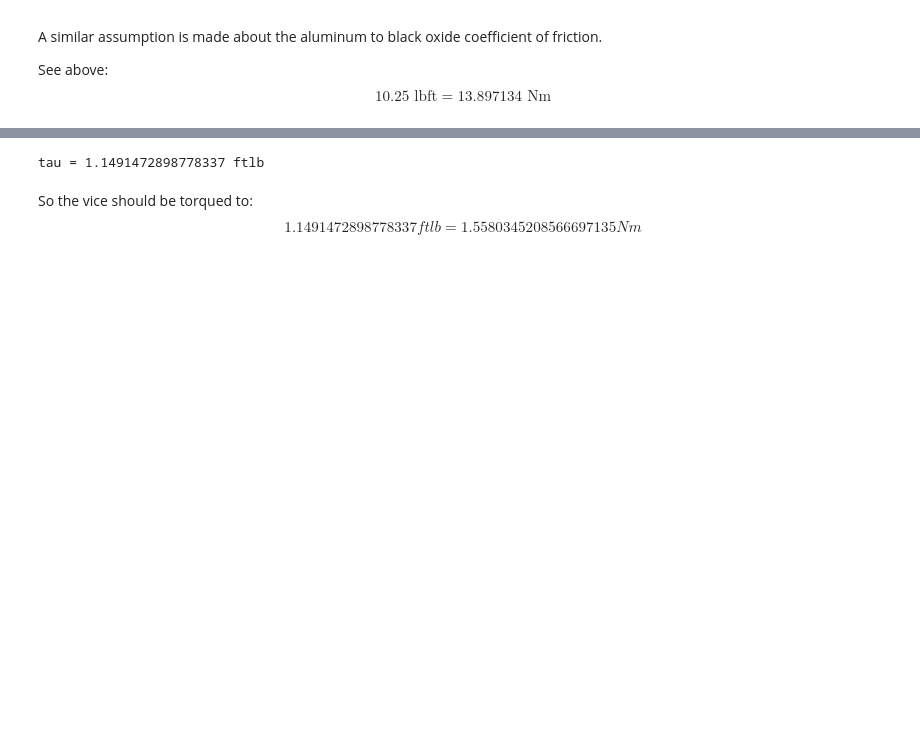
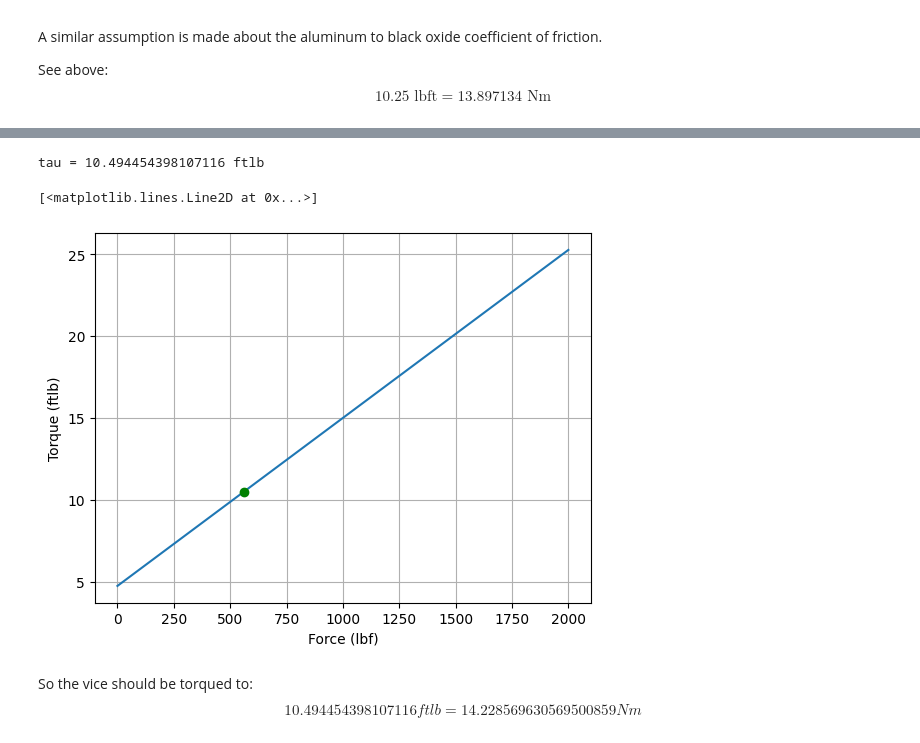
Before and after one commit to cttdev/hand_calcs, a Jupyter notebook: run_in.ipynb, the cells around one changed output, grey strips where cells are left out. Saved outputs shown, nothing was run; the diff lists cells and outputs as text; code cells hidden in the pictures; blank space fills up the shorter version.

```diff
--- a/run_in.ipynb
+++ b/run_in.ipynb
@@ -117,10 +122,29 @@ $$\tau = \frac{112.04186076308877773 lbf}{frac{1487 lbf - 512 lbf}{20 ftlb - 10
-# %%
-m = (1487 - 512) / (20 - 10)
-tau = 112.04186076308877773 / m
-
-print("tau = {} ftlb".format(tau))
-# %% [output]
-tau = 1.1491472898778337 ftlb
+# %%
+import matplotlib.pyplot as plt
+
+clamping_force = 560.20930381544383181 #lbf
+
+m = (20 - 10) / (1487 - 512)
+b = 10 - m * 512
+tau = clamping_force * m + b
+
+print("tau = {} ftlb".format(tau))
+
+# Plot the torque force relation
+x = np.linspace(0, 2000, 1000)
+y = m * x + b
+
+plt.xlabel("Force (lbf)")
+plt.ylabel("Torque (ftlb)")
+
+plt.grid(True)
+
+plt.plot(x, y)
+plt.plot(clamping_force, tau, "go")
+# %% [output]
+tau = 10.494454398107116 ftlb
+[<matplotlib.lines.Line2D at 0x...>]
+[figure, added]
 # %% [markdown]
 So the vice should be torqued to:
-$$1.1491472898778337 ftlb = 1.5580345208566697135 Nm$$
+$$10.494454398107116 ftlb = 14.228569630569500859 Nm$$
```
Also changed, not shown: parts of 3 cells of this notebook.
